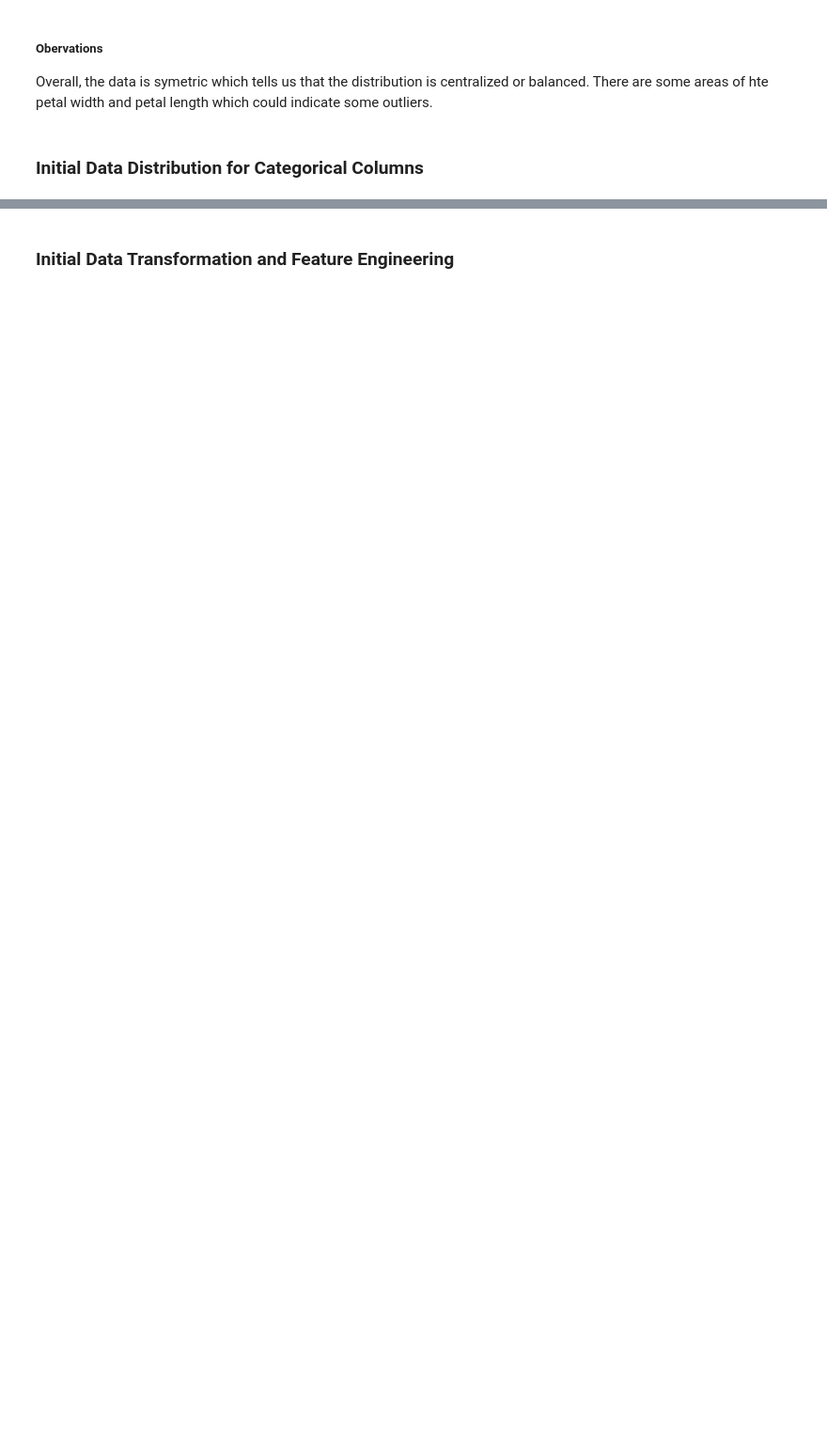
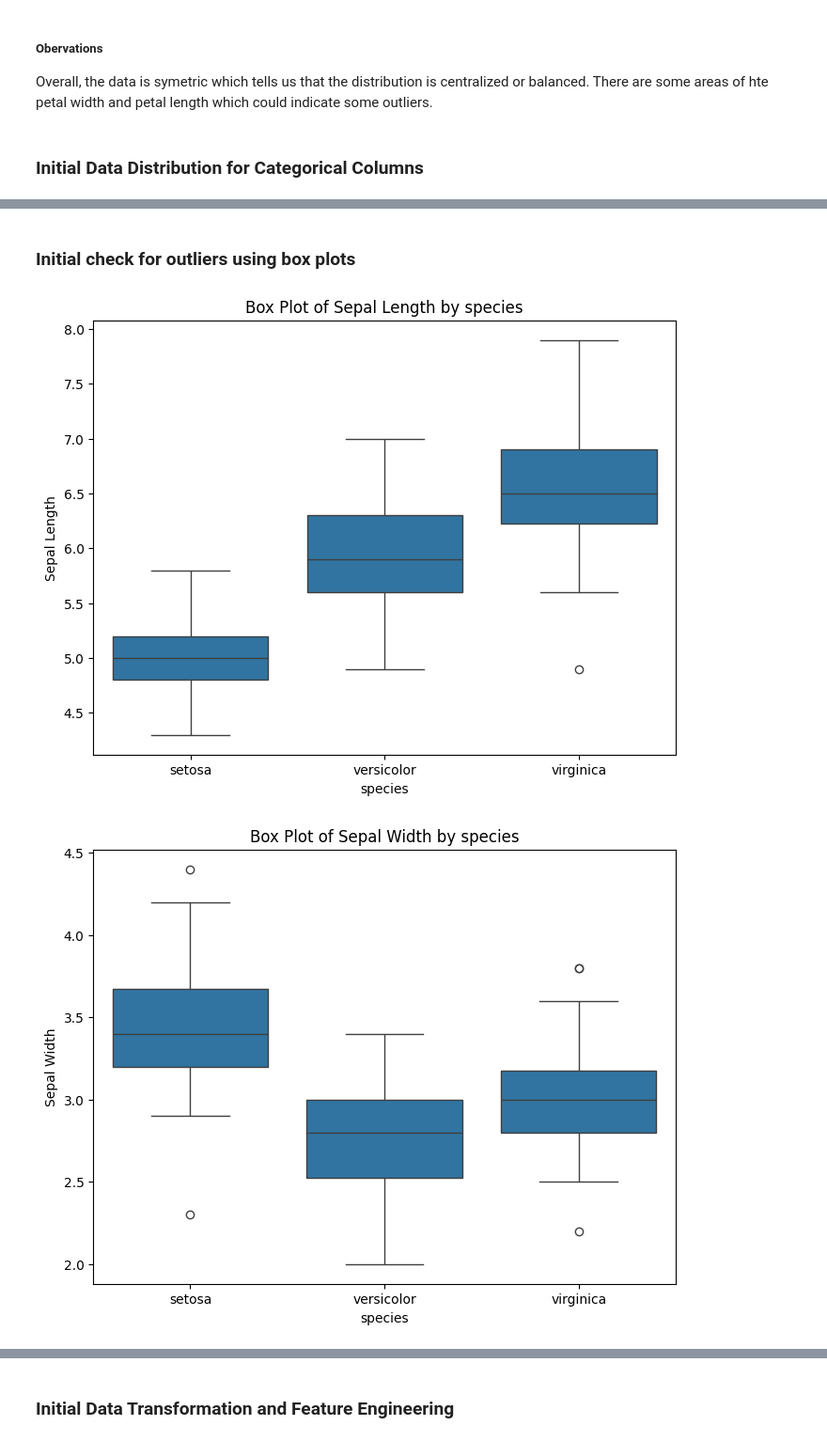
Before and after one commit to BethSpornitz/datafun-04-jupyter, a Jupyter notebook: bethspornitz_eda.ipynb, the cells around one changed output, grey strips where cells are left out. Shown at 94% size. Cells and saved outputs as stored; diff of their text form; code cells hidden in the pictures; blank space fills up the shorter version.

```diff
--- a/bethspornitz_eda.ipynb
+++ b/bethspornitz_eda.ipynb
@@ -94,0 +121,15 @@ Overall, the data is symetric which tells us that the distribution is centralize
+# %% [markdown]
+### Initial check for outliers using box plots
+# %%
+# List of categorical and numerical columns
+categorical_column = 'species'  # Replace with your categorical column name
+numerical_columns = ['Sepal Length', 'Sepal Width', 'Petal Length', 'Petal Width']
+
+for num_col in numerical_columns:
+    plt.figure(figsize=(8, 6))
+    sns.boxplot(x=categorical_column, y=num_col, data=df)  # Create box plot
+    plt.title(f'Box Plot of {num_col} by {categorical_column}')  # Set title for each plot
+    plt.show()  # Display the plot
+# %% [output]
+[figure, added]
+[figure, added]
```
Also changed, not shown: parts of 9 cells of this notebook.
